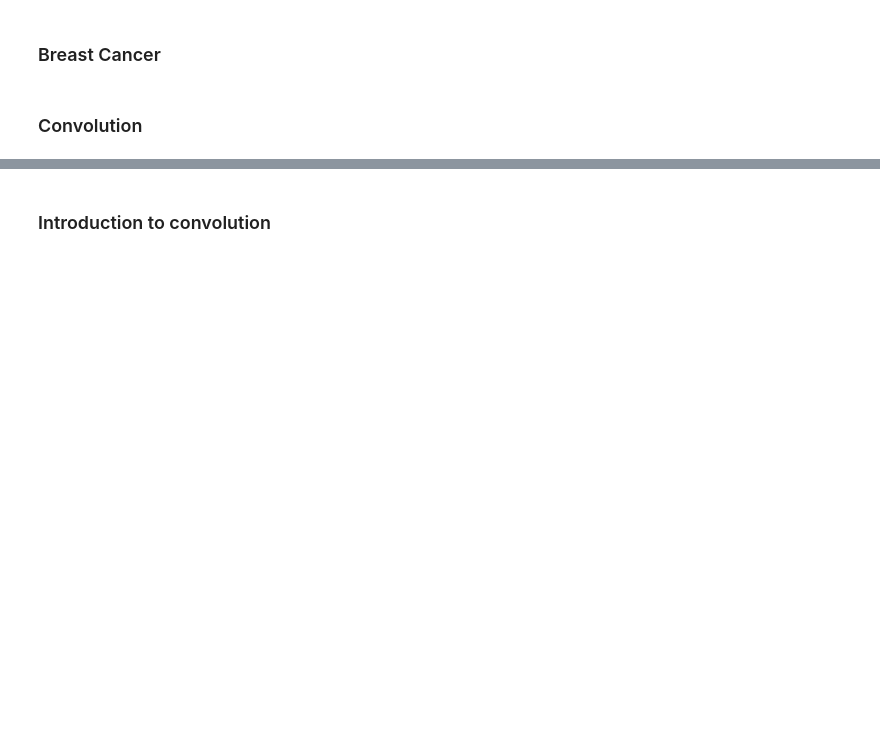
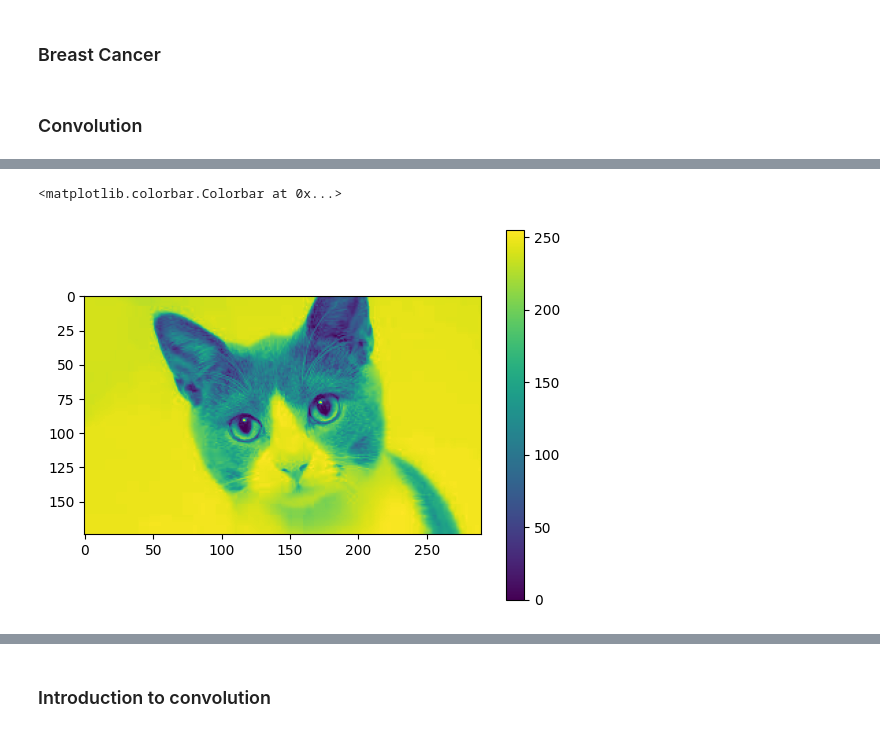
Before and after one commit to julianjica/ModSim, a Jupyter notebook: notebooks/Classifiers.ipynb, the cells around one changed output, grey strips where cells are left out. Cells and saved outputs as stored; diff of their text form; code cells hidden in the pictures; blank space fills up the shorter version.

```diff
--- a/notebooks/Classifiers.ipynb
+++ b/notebooks/Classifiers.ipynb
@@ -295,6 +343,10 @@ plt.imshow(lum_img)
 # %%
 lum_img = img[:,:,1] # Green
-plt.imshow(lum_img)plt.imshow(lum_img)
+plt.imshow(lum_img)
+plt.colorbar()
+# %% [output]
+<matplotlib.colorbar.Colorbar at 0x...>
+[figure, added]
 # %%
 lum_img = img[:,:,2]
 f=plt.figure(figsize=(8,8))
```
Also changed, not shown: parts of 55 cells of this notebook, 1 other file.
